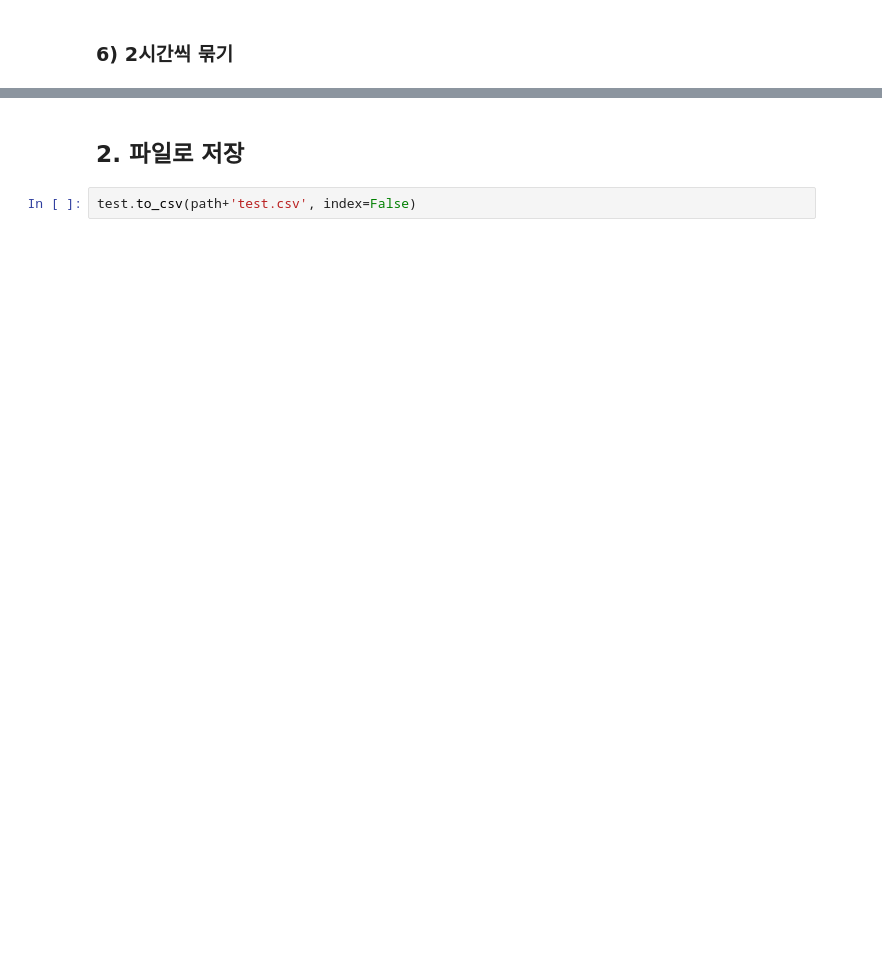
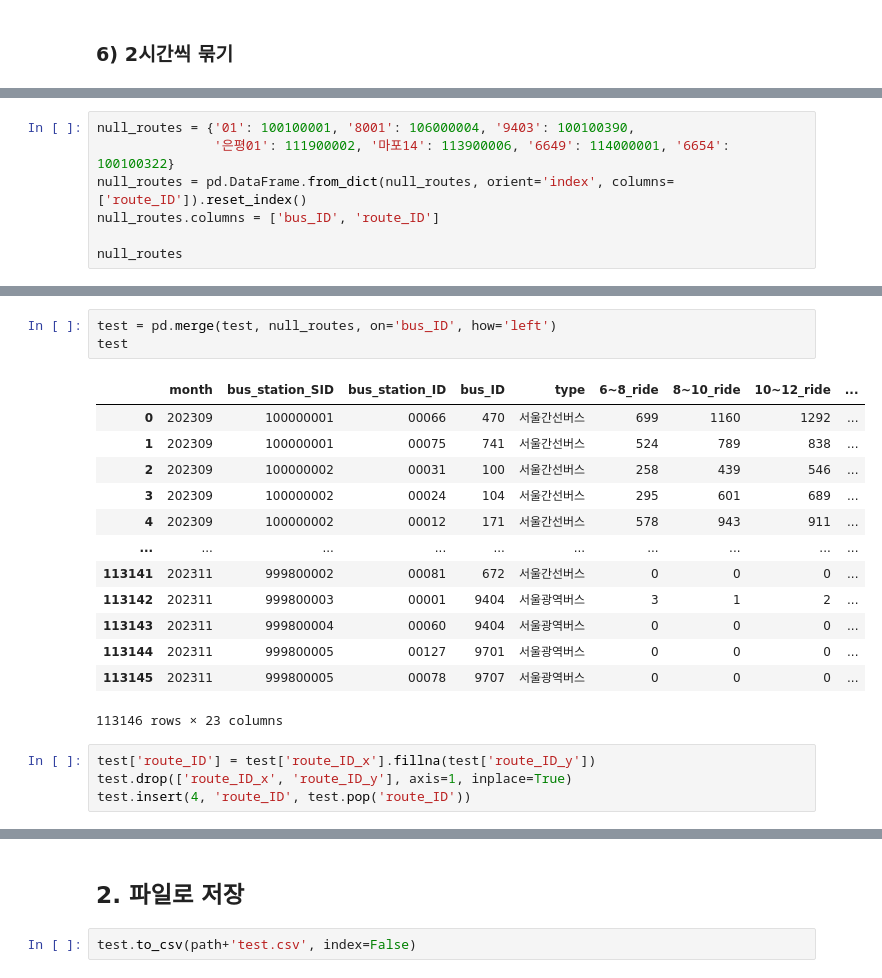
Before and after one commit to gchaewon/Euron5th_BusTayo, a Jupyter notebook: preprocessing_test.ipynb, the cells around one changed output, grey strips where cells are left out. Cells and saved outputs as stored; diff of their text form; blank space fills up the shorter version.

```diff
--- a/preprocessing_test.ipynb
+++ b/preprocessing_test.ipynb
@@ -255,0 +254,7 @@ test
+# %%
+null_routes = {'01': 100100001, '8001': 106000004, '9403': 100100390,
+               '은평01': 111900002, '마포14': 113900006, '6649': 114000001, '6654': 100100322}
+null_routes = pd.DataFrame.from_dict(null_routes, orient='index', columns=['route_ID']).reset_index()
+null_routes.columns = ['bus_ID', 'route_ID']
+
+null_routes
@@ -255,0 +270,21 @@ test
+# %%
+test = pd.merge(test, null_routes, on='bus_ID', how='left')
+test
+# %% [output]
+|  | month | bus_station_SID | bus_station_ID | bus_ID | type | 6~8_ride | 8~10_ride | 10~12_ride | ... |
+| 0 | 202309 | 100000001 | 00066 | 470 | 서울간선버스 | 699 | 1160 | 1292 | ... |
+| 1 | 202309 | 100000001 | 00075 | 741 | 서울간선버스 | 524 | 789 | 838 | ... |
+| 2 | 202309 | 100000002 | 00031 | 100 | 서울간선버스 | 258 | 439 | 546 | ... |
+| 3 | 202309 | 100000002 | 00024 | 104 | 서울간선버스 | 295 | 601 | 689 | ... |
+| 4 | 202309 | 100000002 | 00012 | 171 | 서울간선버스 | 578 | 943 | 911 | ... |
+| ... | ... | ... | ... | ... | ... | ... | ... | ... | ... |
+| 113141 | 202311 | 999800002 | 00081 | 672 | 서울간선버스 | 0 | 0 | 0 | ... |
+| 113142 | 202311 | 999800003 | 00001 | 9404 | 서울광역버스 | 3 | 1 | 2 | ... |
+| 113143 | 202311 | 999800004 | 00060 | 9404 | 서울광역버스 | 0 | 0 | 0 | ... |
+| 113144 | 202311 | 999800005 | 00127 | 9701 | 서울광역버스 | 0 | 0 | 0 | ... |
+| 113145 | 202311 | 999800005 | 00078 | 9707 | 서울광역버스 | 0 | 0 | 0 | ... |
+113146 rows × 23 columns
+# %%
+test['route_ID'] = test['route_ID_x'].fillna(test['route_ID_y'])
+test.drop(['route_ID_x', 'route_ID_y'], axis=1, inplace=True)
+test.insert(4, 'route_ID', test.pop('route_ID'))
```
Also changed, not shown: parts of 33 cells of this notebook.
